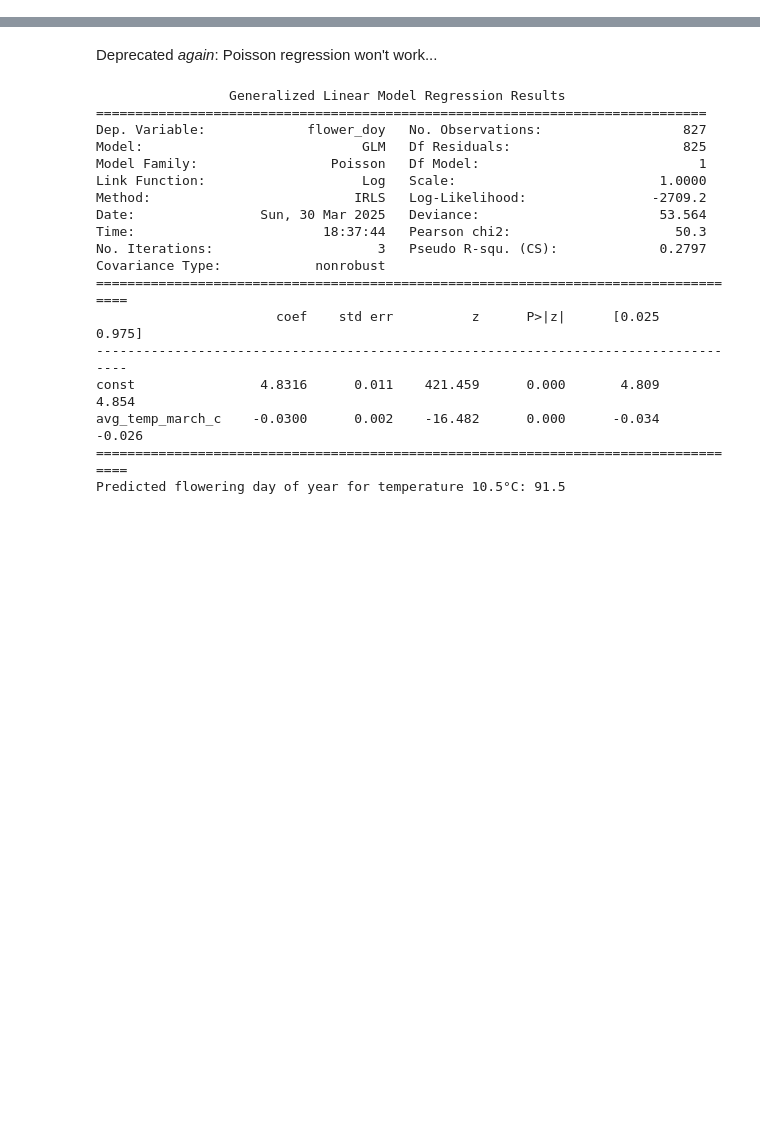
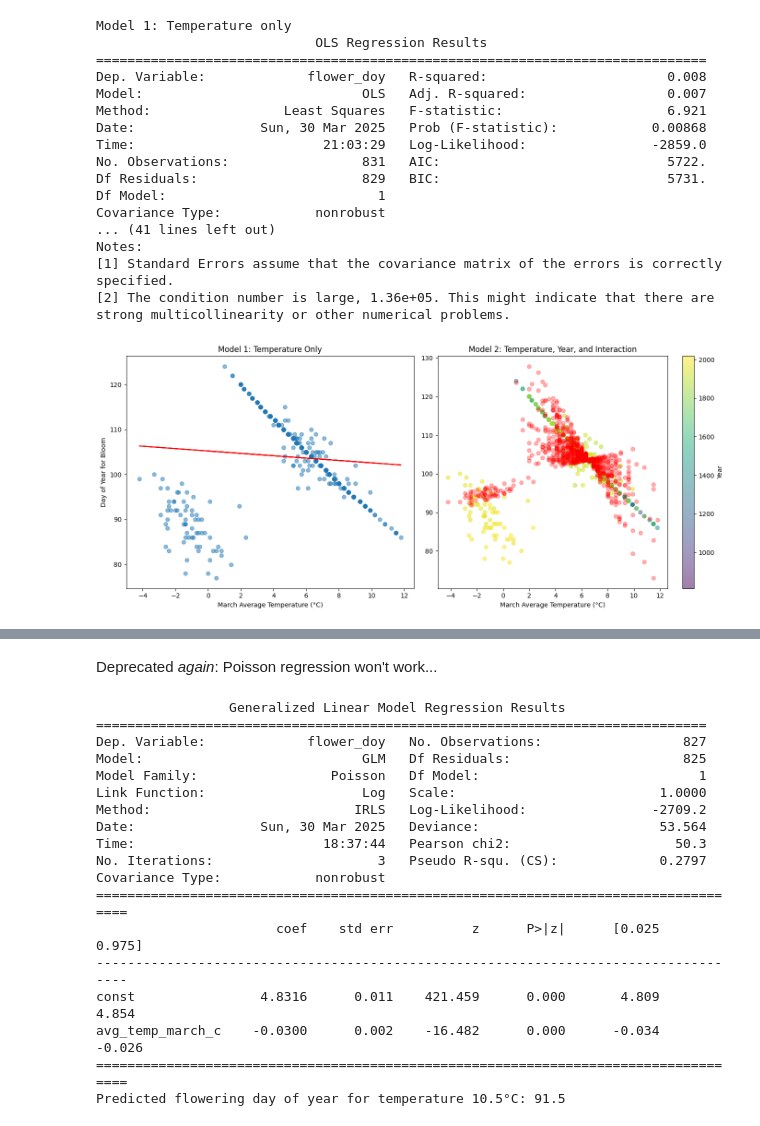
Before and after one commit to lcarnegie/sakura, a Jupyter notebook: scripts/04-model-data.ipynb, the cells around one changed output, grey strips where cells are left out. Saved outputs shown, nothing was run; the diff lists cells and outputs as text; code cells hidden in the pictures; blank space fills up the shorter version.

```diff
--- a/scripts/04-model-data.ipynb
+++ b/scripts/04-model-data.ipynb
@@ -21,4 +21,76 @@ sakura_historic_modern = pd.read_csv("../data/analysis_data/merged_historic_mode
 
 # Make all rows with NaN values 0
 sakura_historic = sakura_historic.replace({np.nan: 0})
-sakura_historic_modern = sakura_historic_modern.replace({0})
+sakura_historic_modern = sakura_historic_modern.replace({np.nan: 0})
+# %%
+# Filter to non-censored observations
+# Filter to non-NaN observations (where flower_doy exists - these are the non-censored observations)
+non_censored = sakura_historic_modern[sakura_historic_modern['flower_doy'] > 0]
+
+# Create OLS models to predict flowering day of year using statsmodels
+
+# First model: Only temperature as predictor
+X_temp = non_censored[['avg_temp_march_c']]
+X_temp = sm.add_constant(X_temp)
+model1 = sm.OLS(non_censored['flower_doy'], X_temp).fit()
+
+# Print results of first model
+print("Model 1: Temperature only")
+print(model1.summary())
+
+# Second model: Temperature and Temperature × Year interaction
+X_temp_year = non_censored.copy()
+X_temp_year['temp_year_interaction'] = X_temp_year['avg_temp_march_c'] * X_temp_year['year']
+X_temp_year = X_temp_year[['avg_temp_march_c', 'year', 'temp_year_interaction']]
+X_temp_year = sm.add_constant(X_temp_year)
+
+model2 = sm.OLS(non_censored['flower_doy'], X_temp_year).fit()
+
+# Print results of second model
+print("\nModel 2: Temperature, Year, and Interaction")
+print(model2.summary())
+
+# Plot predicted vs actual values for both models
+fig, axes = plt.subplots(1, 2, figsize=(14, 6))
+
+# Plot for Model 1
+axes[0].scatter(non_censored['avg_temp_march_c'], non_censored['flower_doy'], alpha=0.5)
+axes[0].plot(non_censored['avg_temp_march_c'], model1.fittedvalues, 'r-')
+axes[0].set_title('Model 1: Temperature Only')
+axes[0].set_xlabel('March Average Temperature (°C)')
+axes[0].set_ylabel('Day of Year for Bloom')
+
+# Plot for Model 2 (against temperature, colored by year)
+scatter = axes[1].scatter(
+    non_censored['avg_temp_march_c'],
+    non_censored['flower_doy'],
+    c=non_censored['year'],
+    cmap='viridis',
+    alpha=0.5
+)
+axes[1].scatter(non_censored['avg_temp_march_c'], model2.fittedvalues, color='red', alpha=0.3)
+axes[1].set_title('Model 2: Temperature, Year, and Interaction')
+axes[1].set_xlabel('March Average Temperature (°C)')
+
+plt.colorbar(scatter, ax=axes[1], label='Year')
+plt.tight_layout()
+plt.show()
+# %% [output]
+Model 1: Temperature only
+                            OLS Regression Results
+==============================================================================
+Dep. Variable:             flower_doy   R-squared:                       0.008
+Model:                            OLS   Adj. R-squared:                  0.007
+Method:                 Least Squares   F-statistic:                     6.921
+Date:                Sun, 30 Mar 2025   Prob (F-statistic):            0.00868
+Time:                        21:03:29   Log-Likelihood:                -2859.0
+No. Observations:                 831   AIC:                             5722.
+Df Residuals:                     829   BIC:                             5731.
+Df Model:                           1
+Covariance Type:            nonrobust
+... (41 lines left out)
+Notes:
+[1] Standard Errors assume that the covariance matrix of the errors is correctly specified.
+[2] The condition number is large, 1.36e+05. This might indicate that there are
+strong multicollinearity or other numerical problems.
+[figure, added]
```
Also changed, not shown: parts of 3 cells of this notebook, 5 other files.
